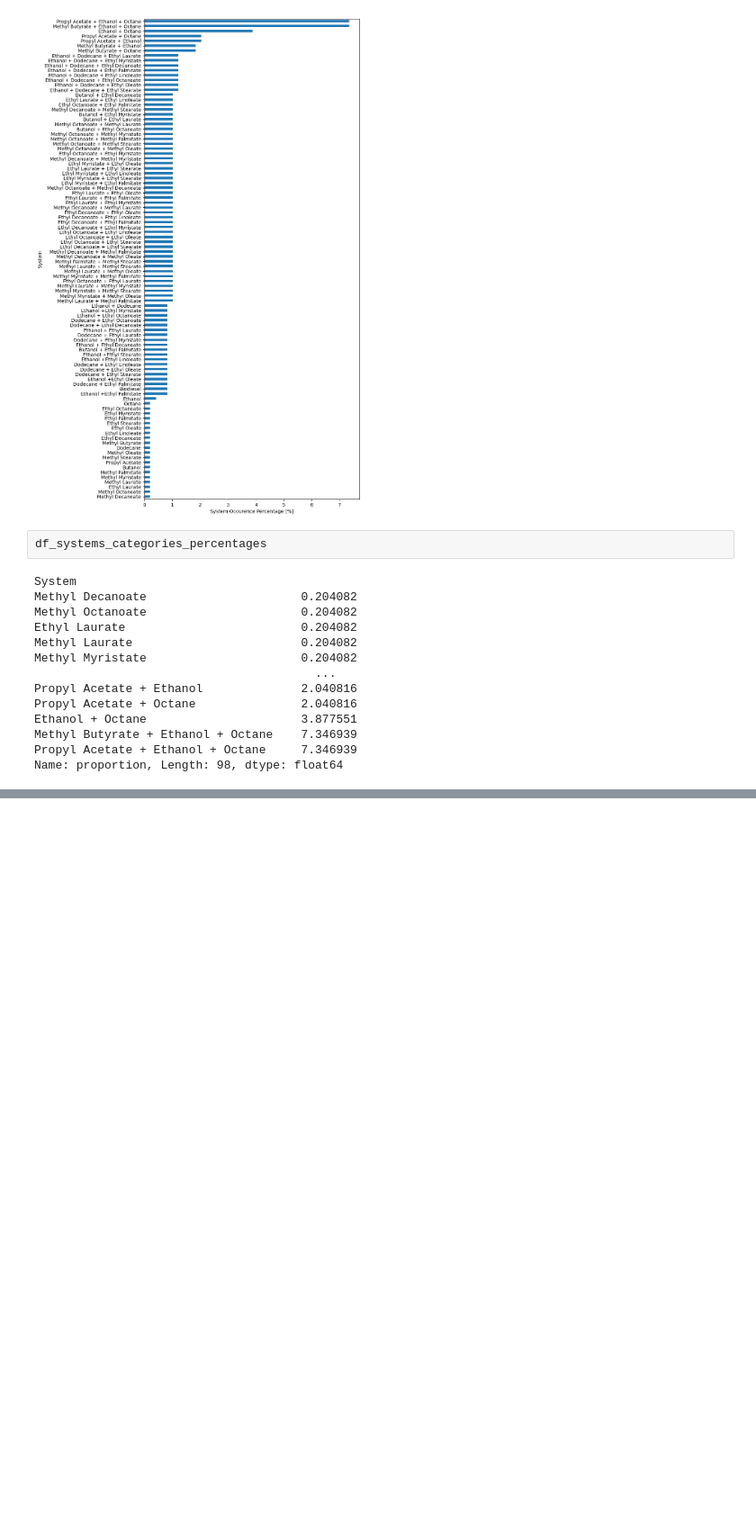
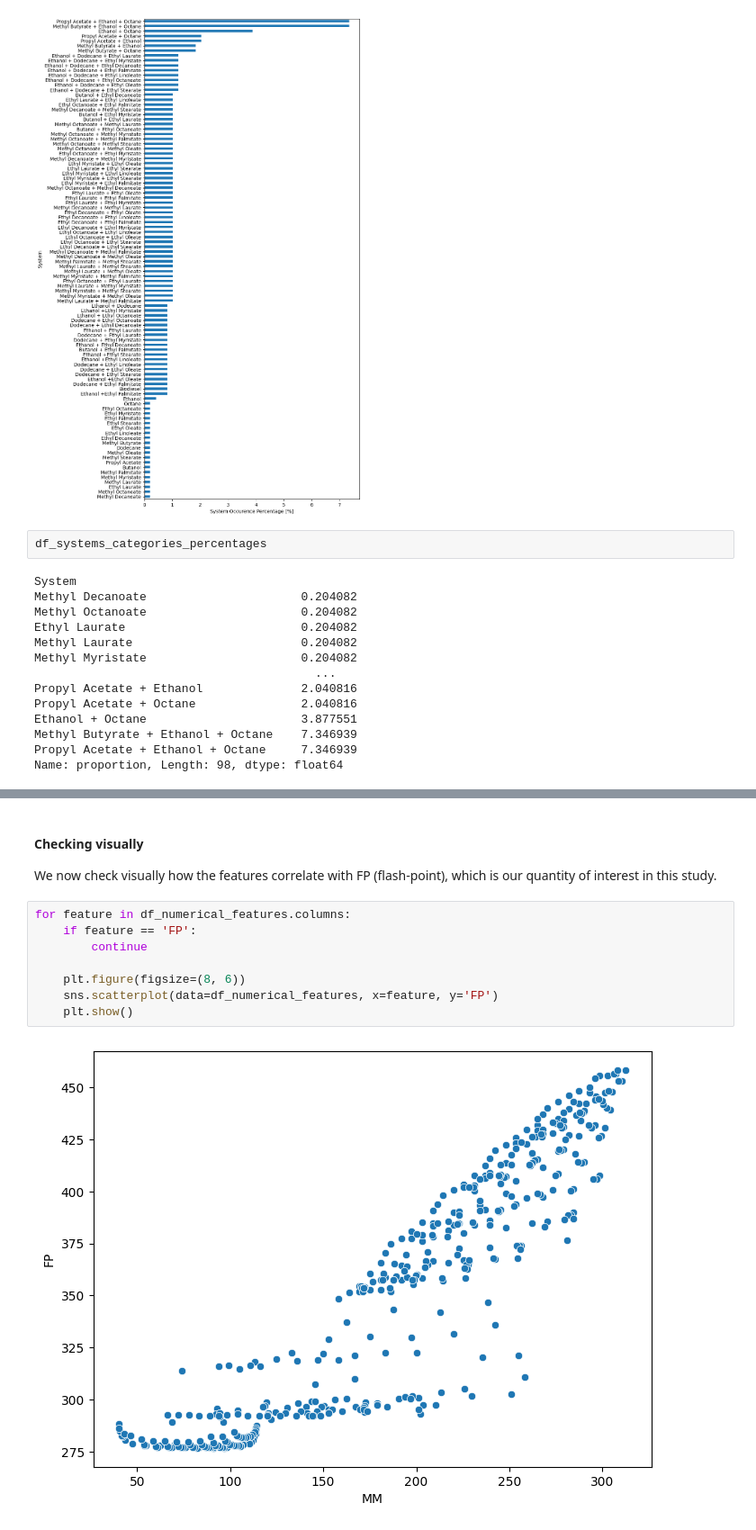
Before and after one commit to ThermoPhase-FCSRG/fp-neural-net, a Jupyter notebook: notebooks/eda_systems.ipynb, the cells around one changed output, grey strips where cells are left out. Shown at 90% size. Saved outputs shown, nothing was run; the diff lists cells and outputs as text; blank space fills up the shorter version.

```diff
--- a/notebooks/eda_systems.ipynb
+++ b/notebooks/eda_systems.ipynb
@@ -416,0 +494,14 @@ Name: proportion, Length: 98, dtype: float64
+# %% [markdown]
+#### Checking visually
+
+We now check visually how the features correlate with FP (flash-point), which is our quantity of interest in this study.
+# %%
+for feature in df_numerical_features.columns:
+    if feature == 'FP':
+        continue
+
+    plt.figure(figsize=(8, 6))
+    sns.scatterplot(data=df_numerical_features, x=feature, y='FP')
+    plt.show()
+# %% [output]
+[figure, added]
```
Also changed, not shown: parts of 21 cells of this notebook.
